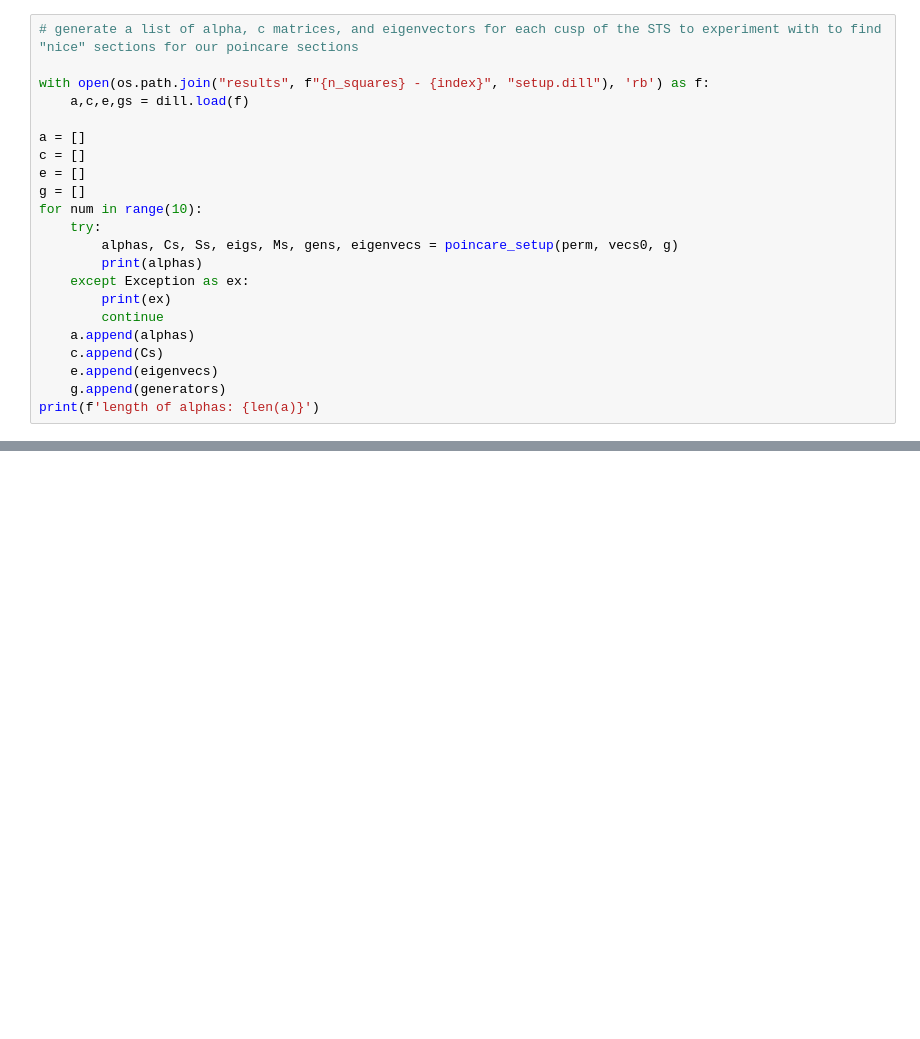
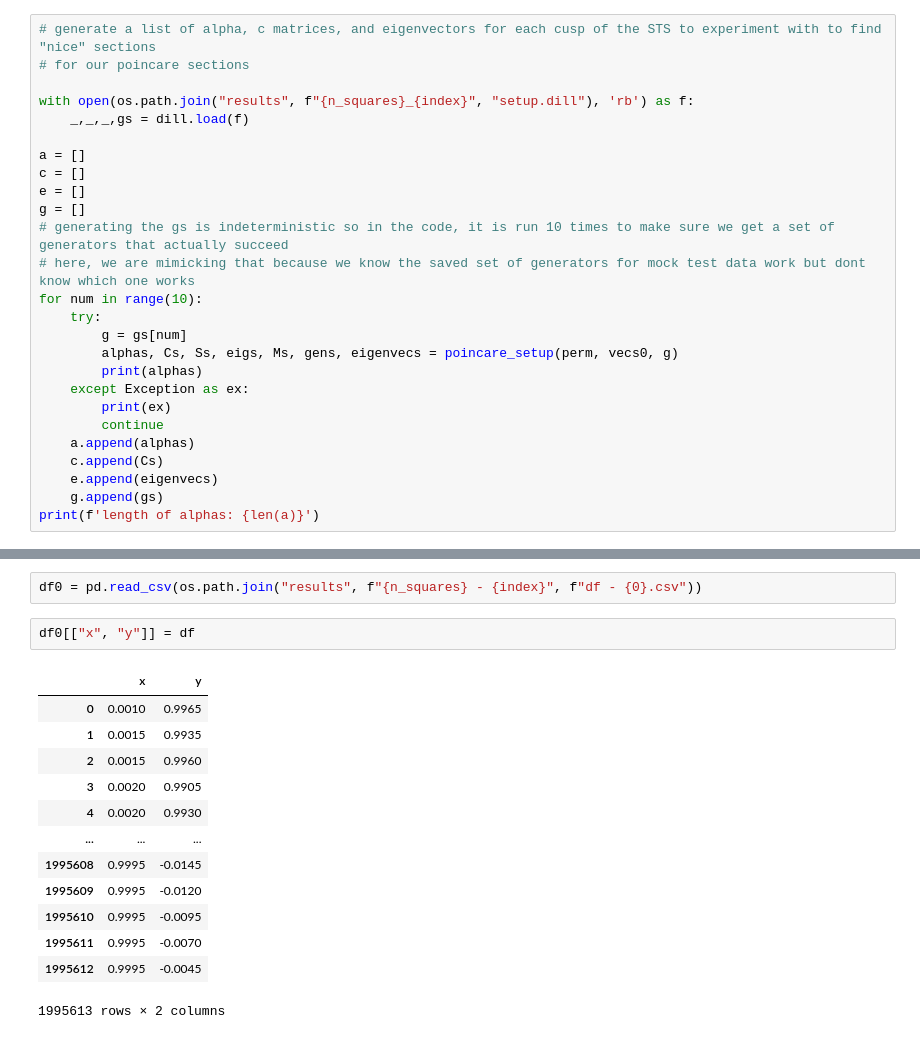
Before and after one commit to mlbeers/MXM, a Jupyter notebook: Poincare_Sections/script_winners_test.ipynb, the cells around one changed output, grey strips where cells are left out. Saved outputs shown, nothing was run; the diff lists cells and outputs as text; blank space fills up the shorter version.

```diff
--- a/Poincare_Sections/script_winners_test.ipynb
+++ b/Poincare_Sections/script_winners_test.ipynb
@@ -46,15 +65,19 @@ FileNotFoundError: [Errno 2] No such file or directory: 'vecs/vecs7-0.npy'
 # %%
-# generate a list of alpha, c matrices, and eigenvectors for each cusp of the STS to experiment with to find "nice" sections for our poincare sections
+# generate a list of alpha, c matrices, and eigenvectors for each cusp of the STS to experiment with to find "nice" sections
+# for our poincare sections
 
-with open(os.path.join("results", f"{n_squares} - {index}", "setup.dill"), 'rb') as f:
-    a,c,e,gs = dill.load(f)
+with open(os.path.join("results", f"{n_squares}_{index}", "setup.dill"), 'rb') as f:
+    _,_,_,gs = dill.load(f)
 
 a = []
 c = []
 e = []
 g = []
+# generating the gs is indeterministic so in the code, it is run 10 times to make sure we get a set of generators that actually succeed
+# here, we are mimicking that because we know the saved set of generators for mock test data work but dont know which one works
 for num in range(10):
     try:
+        g = gs[num]
         alphas, Cs, Ss, eigs, Ms, gens, eigenvecs = poincare_setup(perm, vecs0, g)
         print(alphas)
     except Exception as ex:
@@ -63,5 +86,5 @@ for num in range(10):
     a.append(alphas)
     c.append(Cs)
     e.append(eigenvecs)
-    g.append(generators)
+    g.append(gs)
 print(f'length of alphas: {len(a)}')
@@ -176,3 +412,21 @@ for i, results in enumerate(all_output):
         print("secs2 passed")
     else:
         print("secs2 FAILED")
+# %%
+df0 = pd.read_csv(os.path.join("results", f"{n_squares} - {index}", f"df - {0}.csv"))
+# %%
+df0[["x", "y"]] = df
+# %% [output]
+|  | x | y |
+| 0 | 0.0010 | 0.9965 |
+| 1 | 0.0015 | 0.9935 |
+| 2 | 0.0015 | 0.9960 |
+| 3 | 0.0020 | 0.9905 |
+| 4 | 0.0020 | 0.9930 |
+| ... | ... | ... |
+| 1995608 | 0.9995 | -0.0145 |
+| 1995609 | 0.9995 | -0.0120 |
+| 1995610 | 0.9995 | -0.0095 |
+| 1995611 | 0.9995 | -0.0070 |
+| 1995612 | 0.9995 | -0.0045 |
+1995613 rows × 2 columns
```
Also changed, not shown: parts of 22 cells of this notebook, 2 other files.
